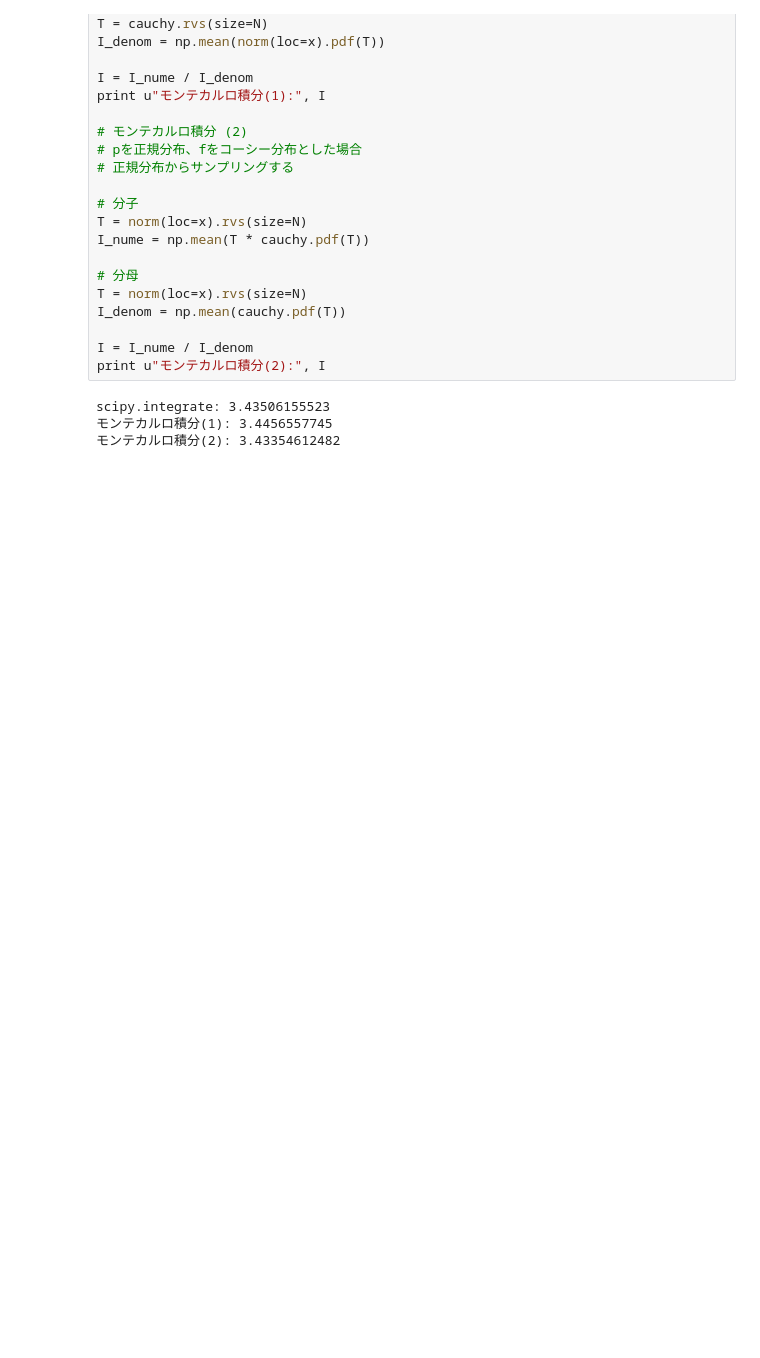
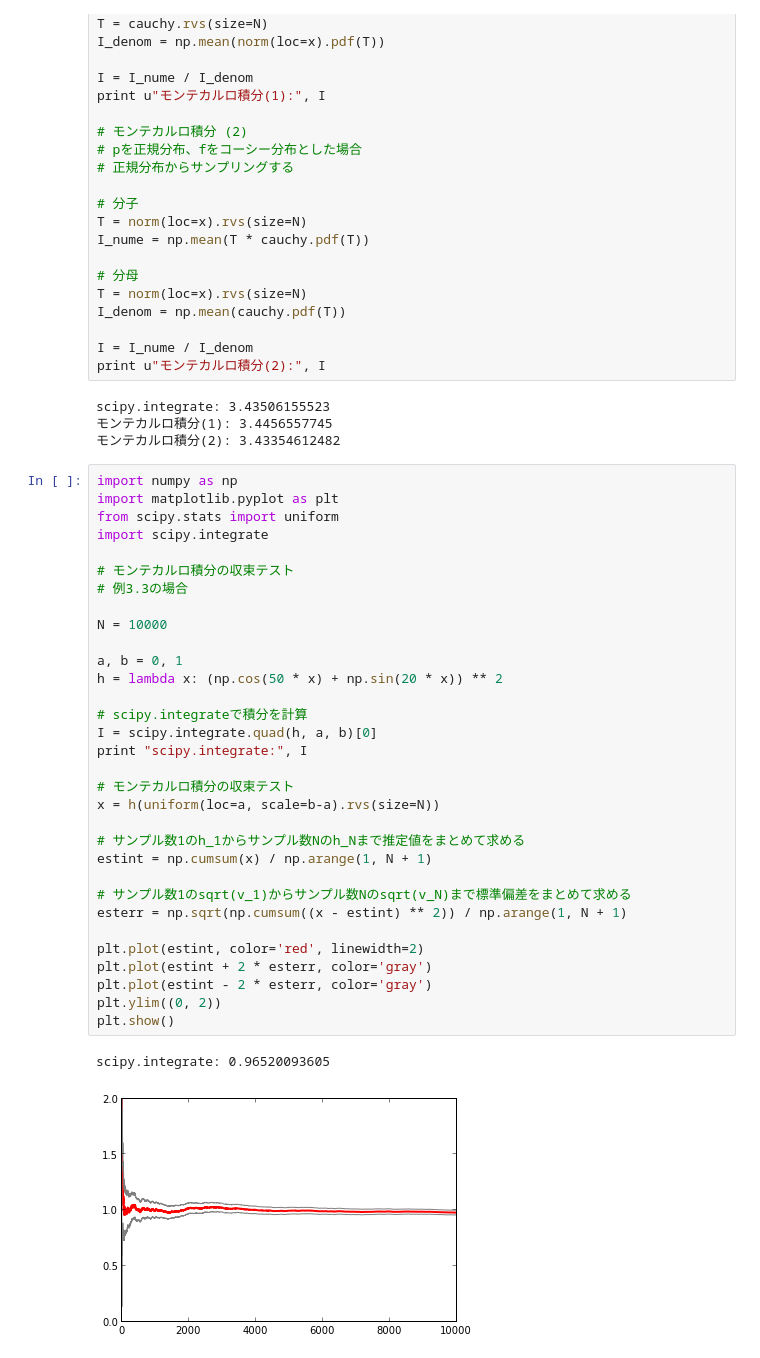
Before and after one commit to aidiary/PRML, a Jupyter notebook: ch11/monte_carlo_integration.ipynb, the cells around one changed output. Cells and saved outputs as stored; diff of their text form; blank space fills up the shorter version.

Commit message:
モンテカルロ積分の収束テストのスクリプトを追加

```diff
--- a/ch11/monte_carlo_integration.ipynb
+++ b/ch11/monte_carlo_integration.ipynb
@@ -271,3 +271,38 @@ print u"モンテカルロ積分(2):", I
 scipy.integrate: 3.43506155523
 モンテカルロ積分(1): 3.4456557745
 モンテカルロ積分(2): 3.43354612482
+# %%
+import numpy as np
+import matplotlib.pyplot as plt
+from scipy.stats import uniform
+import scipy.integrate
+
+# モンテカルロ積分の収束テスト
+# 例3.3の場合
+
+N = 10000
+
+a, b = 0, 1
+h = lambda x: (np.cos(50 * x) + np.sin(20 * x)) ** 2
+
+# scipy.integrateで積分を計算
+I = scipy.integrate.quad(h, a, b)[0]
+print "scipy.integrate:", I
+
+# モンテカルロ積分の収束テスト
+x = h(uniform(loc=a, scale=b-a).rvs(size=N))
+
+# サンプル数1のh_1からサンプル数Nのh_Nまで推定値をまとめて求める
+estint = np.cumsum(x) / np.arange(1, N + 1)
+
+# サンプル数1のsqrt(v_1)からサンプル数Nのsqrt(v_N)まで標準偏差をまとめて求める
+esterr = np.sqrt(np.cumsum((x - estint) ** 2)) / np.arange(1, N + 1)
+
+plt.plot(estint, color='red', linewidth=2)
+plt.plot(estint + 2 * esterr, color='gray')
+plt.plot(estint - 2 * esterr, color='gray')
+plt.ylim((0, 2))
+plt.show()
+# %% [output]
+scipy.integrate: 0.96520093605
+[figure, added]
```
Also changed, not shown: parts of 1 cell of this notebook, 1 other file.
